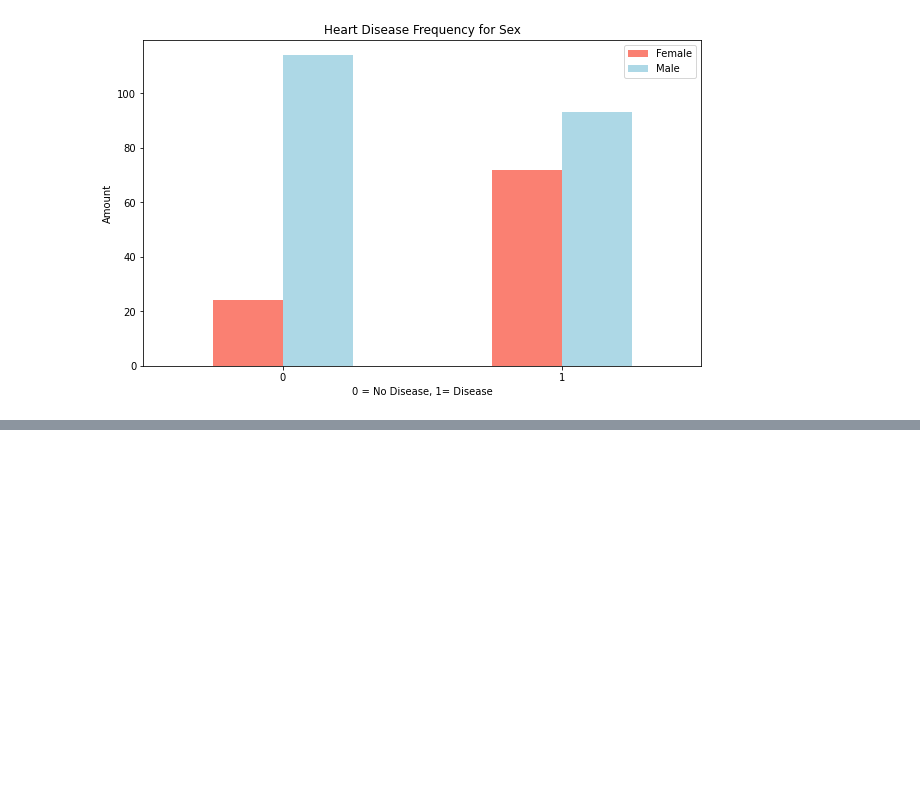
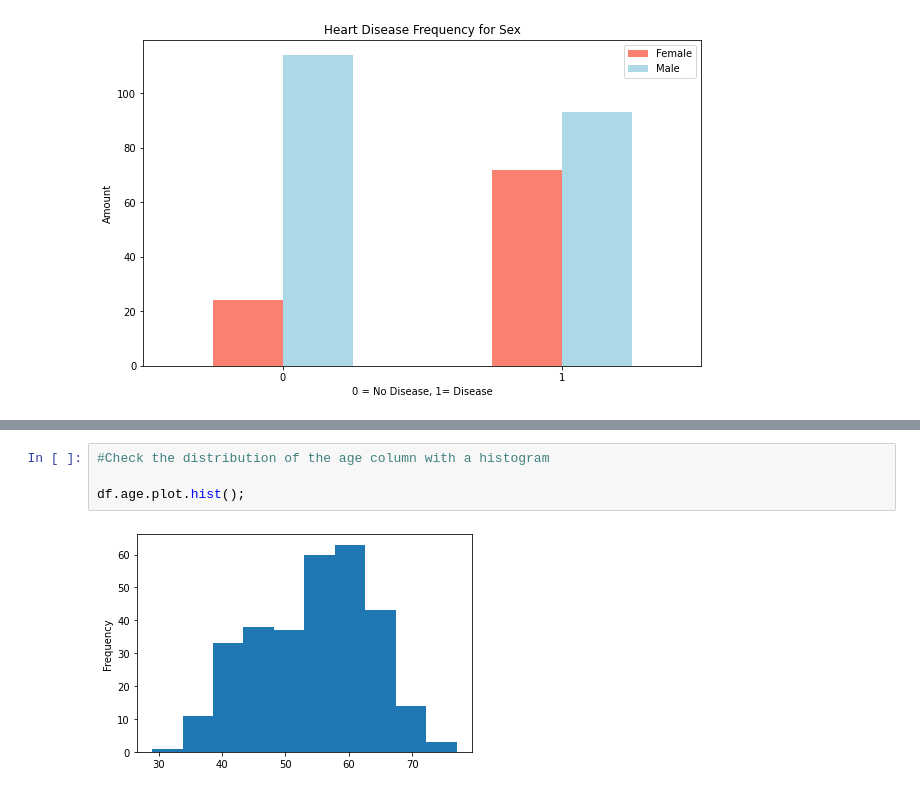
Before and after one commit to puneethramchandra/Heart-disease-classifier, a Jupyter notebook: end-to-end-heart-disease-classification.ipynb, the cells around one changed output, grey strips where cells are left out. Cells and saved outputs as stored; diff of their text form; blank space fills up the shorter version.

```diff
--- a/end-to-end-heart-disease-classification.ipynb
+++ b/end-to-end-heart-disease-classification.ipynb
@@ -233,0 +278,6 @@ plt.xticks(rotation=1);
+# %%
+#Check the distribution of the age column with a histogram
+
+df.age.plot.hist();
+# %% [output]
+[figure, added]
```
Also changed, not shown: parts of 6 cells of this notebook.
